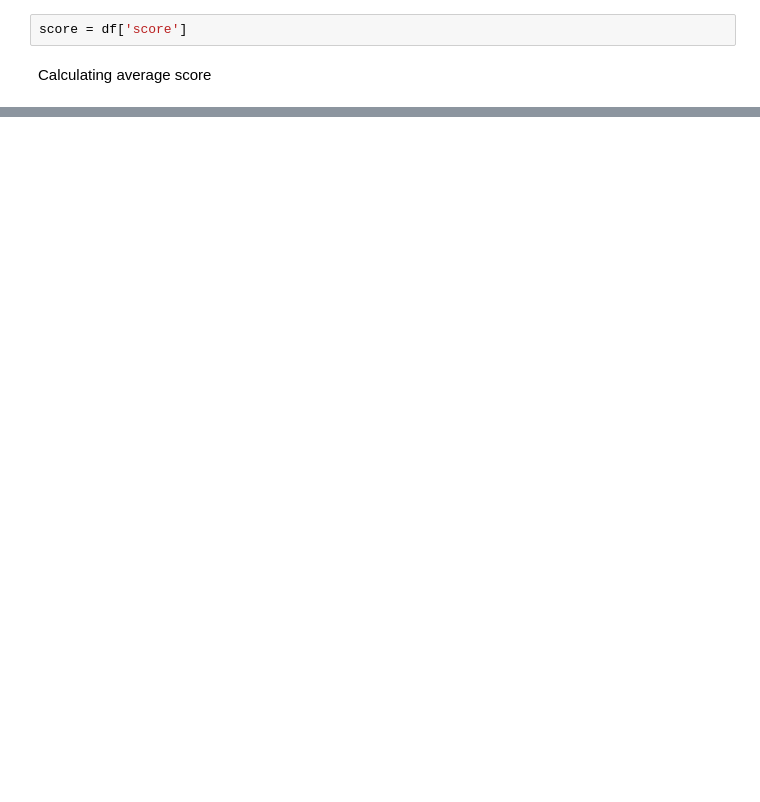
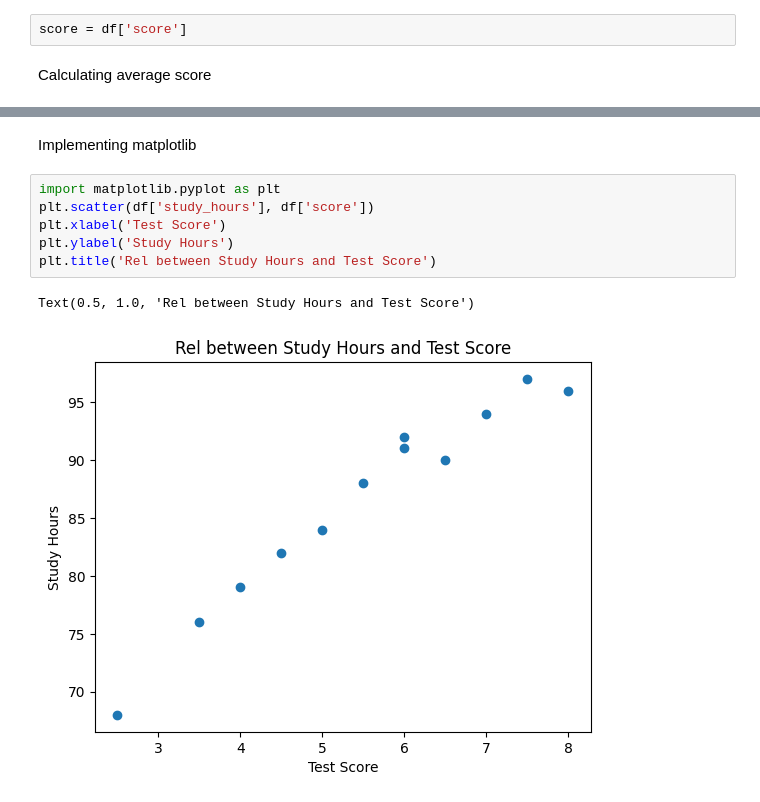
Before and after one commit to rugwuede-ship-it/Kaggle-Projects, a Jupyter notebook: student.ipynb, the cells around one changed output, grey strips where cells are left out. Drawn from its saved outputs; the diff is of its cells as text; blank space fills up the shorter version.

```diff
--- a/student.ipynb
+++ b/student.ipynb
@@ -75,0 +211,11 @@ df.describe()
+# %% [markdown]
+Implementing matplotlib
+# %%
+import matplotlib.pyplot as plt
+plt.scatter(df['study_hours'], df['score'])
+plt.xlabel('Test Score')
+plt.ylabel('Study Hours')
+plt.title('Rel between Study Hours and Test Score')
+# %% [output]
+Text(0.5, 1.0, 'Rel between Study Hours and Test Score')
+[figure, added]
```
Also changed, not shown: parts of 29 cells of this notebook.
